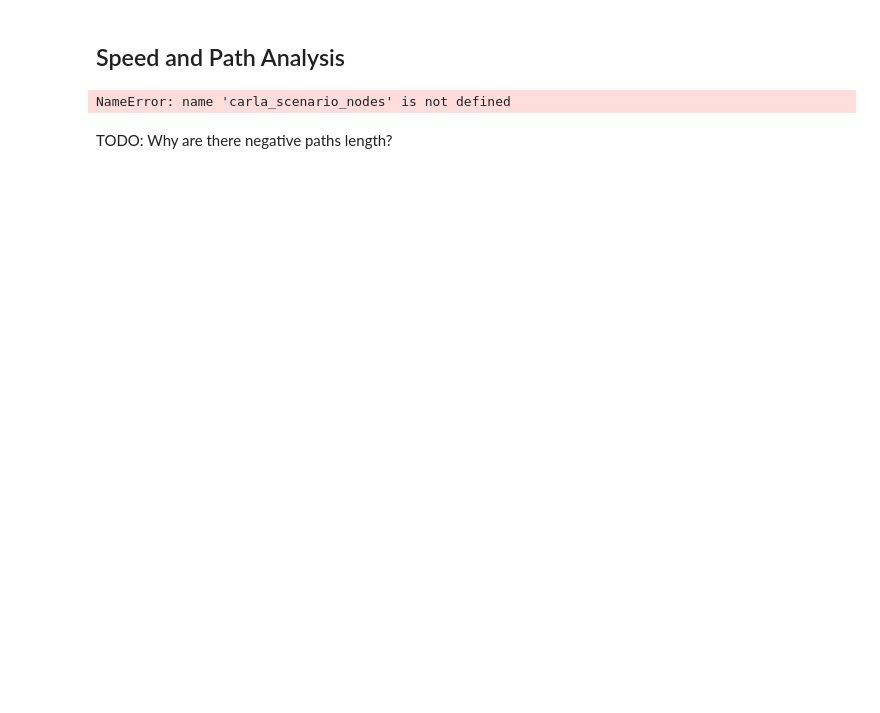
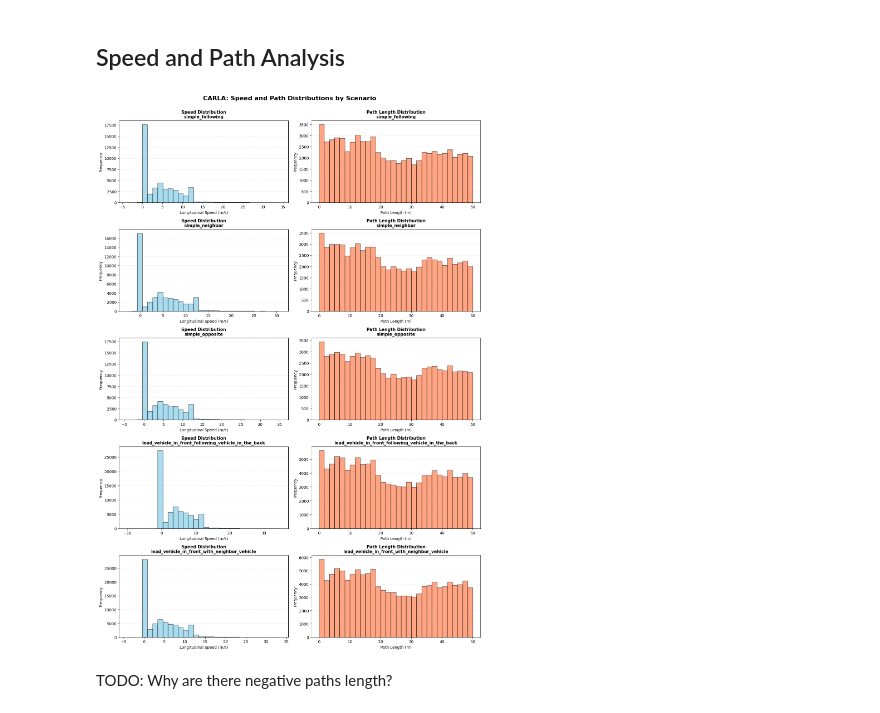
Before and after one commit to tmuehlen80/graph_coverage, a Jupyter notebook: notebooks/shared/subgraph_isomorphism.ipynb, the cells around one changed output. Cells and saved outputs as stored; diff of their text form; code cells hidden in the pictures; blank space fills up the shorter version.

Commit message:
plotted graphs

```diff
--- a/notebooks/shared/subgraph_isomorphism.ipynb
+++ b/notebooks/shared/subgraph_isomorphism.ipynb
@@ -340,7 +325,7 @@ for scenario in top_scenarios_carla[:5]:
     scenario_pattern = coverage_graphs[scenario]
     node_df, edge_df = extract_scenario_data_with_roles(
         cov_data_df_carla, scenario, scenario_pattern,
-        node_match_attrs, edge_match_attrs, max_samples=300
+        node_match_attrs, edge_match_attrs, max_samples=10000
     )
     if node_df is not None:
         carla_scenario_nodes.append(node_df)
@@ -357,7 +342,7 @@ for scenario in top_scenarios_argo[:5]:
     scenario_pattern = coverage_graphs[scenario]
     node_df, edge_df = extract_scenario_data_with_roles(
         cov_data_df_argo, scenario, scenario_pattern,
-        node_match_attrs, edge_match_attrs, max_samples=300
+        node_match_attrs, edge_match_attrs, max_samples=10000
     )
     if node_df is not None:
         argo_scenario_nodes.append(node_df)
@@ -373,35 +358,35 @@ if len(carla_scenario_nodes) > 0:
 
     if n_scenarios == 1:
         axes = axes.reshape(1, -1)
 
     for idx, (node_df, edge_df) in enumerate(zip(carla_scenario_nodes, carla_scenario_edges)):
         scenario_name = node_df['scenario'].iloc[0]
 
         # Speed distribution
         axes[idx, 0].hist(node_df['lon_speed'], bins=30, color='skyblue',
                          edgecolor='black', alpha=0.7)
         axes[idx, 0].set_xlabel('Longitudinal Speed (m/s)', fontsize=10)
         axes[idx, 0].set_ylabel('Frequency', fontsize=10)
         axes[idx, 0].set_title(f'Speed Distribution\n{scenario_name}',
                                fontsize=11, fontweight='bold')
         axes[idx, 0].grid(axis='y', alpha=0.3, linestyle='--')
 
         # Path length distribution
-        axes[idx, 1].hist(edge_df['path_length'], bins=30, color='coral',
+        axes[idx, 1].hist(edge_df['path_length'].abs(), bins=30, color='coral',
                          edgecolor='black', alpha=0.7)
         axes[idx, 1].set_xlabel('Path Length (m)', fontsize=10)
         axes[idx, 1].set_ylabel('Frequency', fontsize=10)
         axes[idx, 1].set_title(f'Path Length Distribution\n{scenario_name}',
                                fontsize=11, fontweight='bold')
         axes[idx, 1].grid(axis='y', alpha=0.3, linestyle='--')
 
     plt.suptitle('CARLA: Speed and Path Distributions by Scenario',
                  fontsize=16, fontweight='bold', y=1.001)
     plt.tight_layout()
     plt.savefig(PLOTS_DIR / 'carla_speed_path_distributions.png', dpi=300, bbox_inches='tight')
     plt.show()
 # %% [output]
-NameError: name 'carla_scenario_nodes' is not defined
+[figure, added]
 # %% [markdown]
 TODO: Why are there negative paths length?
 # %%
```
Also changed, not shown: parts of 10 cells of this notebook, 13 other files.
